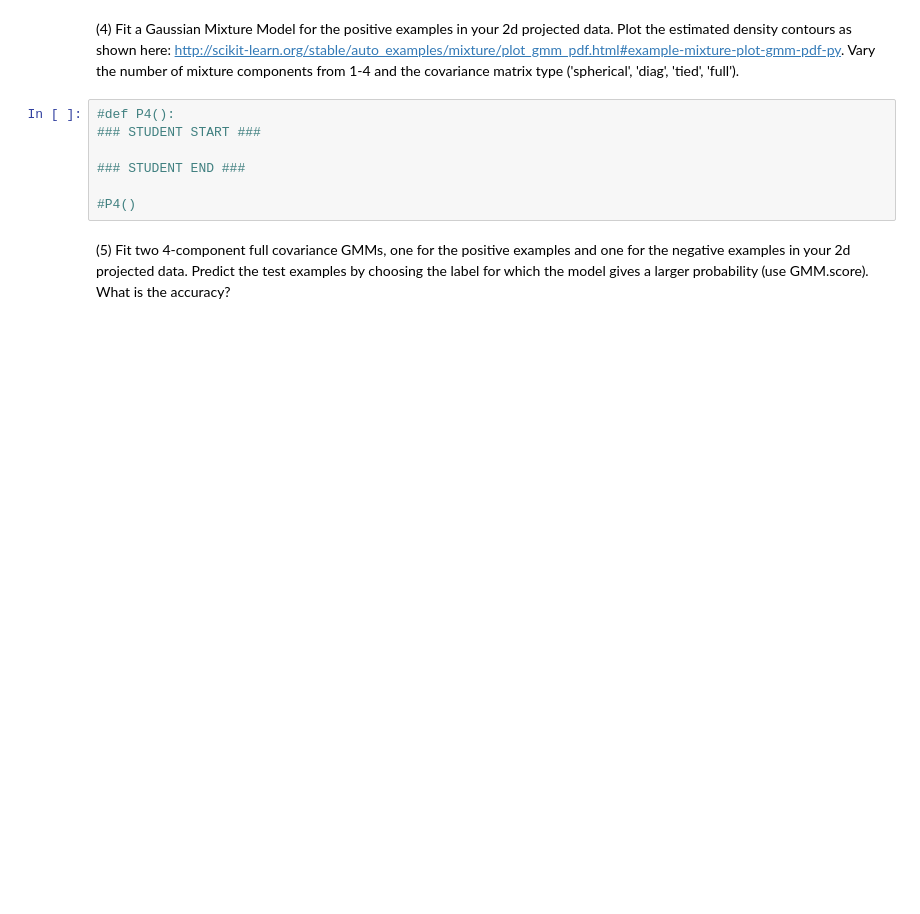
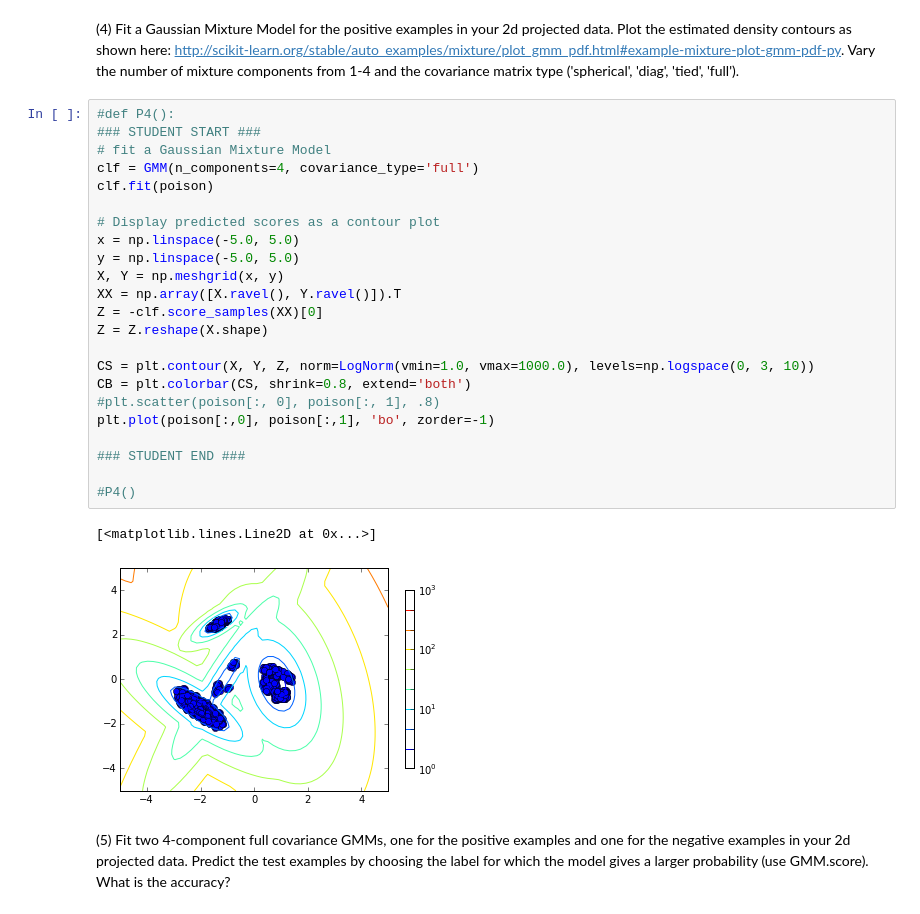
Before and after one commit to christopher-llop/MLearning-HW, a Jupyter notebook: christopher_llop_p3.ipynb, the cells around one changed output. Drawn from its saved outputs; the diff is of its cells as text; blank space fills up the shorter version.

Commit message:
start on P4

```diff
--- a/christopher_llop_p3.ipynb
+++ b/christopher_llop_p3.ipynb
@@ -154,12 +143,31 @@ for k in range (1,17):
 # %% [markdown]
 (4) Fit a Gaussian Mixture Model for the positive examples in your 2d projected data. Plot the estimated density contours as shown here: http://scikit-learn.org/stable/auto_examples/mixture/plot_gmm_pdf.html#example-mixture-plot-gmm-pdf-py. Vary the number of mixture components from 1-4 and the covariance matrix type ('spherical', 'diag', 'tied', 'full').
-# %%
-#def P4():
-### STUDENT START ###
-
-### STUDENT END ###
-
-#P4()
+# %%
+#def P4():
+### STUDENT START ###
+# fit a Gaussian Mixture Model
+clf = GMM(n_components=4, covariance_type='full')
+clf.fit(poison)
+
+# Display predicted scores as a contour plot
+x = np.linspace(-5.0, 5.0)
+y = np.linspace(-5.0, 5.0)
+X, Y = np.meshgrid(x, y)
+XX = np.array([X.ravel(), Y.ravel()]).T
+Z = -clf.score_samples(XX)[0]
+Z = Z.reshape(X.shape)
+
+CS = plt.contour(X, Y, Z, norm=LogNorm(vmin=1.0, vmax=1000.0), levels=np.logspace(0, 3, 10))
+CB = plt.colorbar(CS, shrink=0.8, extend='both')
+#plt.scatter(poison[:, 0], poison[:, 1], .8)
+plt.plot(poison[:,0], poison[:,1], 'bo', zorder=-1)
+
+### STUDENT END ###
+
+#P4()
+# %% [output]
+[<matplotlib.lines.Line2D at 0x...>]
+[figure, added]
 # %% [markdown]
 (5) Fit two 4-component full covariance GMMs, one for the positive examples and one for the negative examples in your 2d projected data. Predict the test examples by choosing the label for which the model gives a larger probability (use GMM.score). What is the accuracy?
 # %%
```
Also changed, not shown: parts of 3 cells of this notebook.
